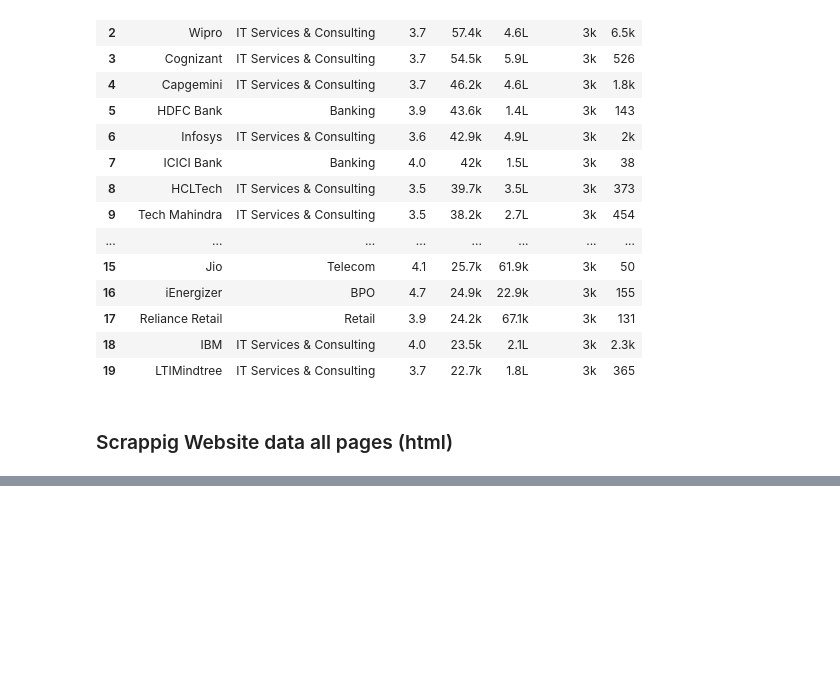
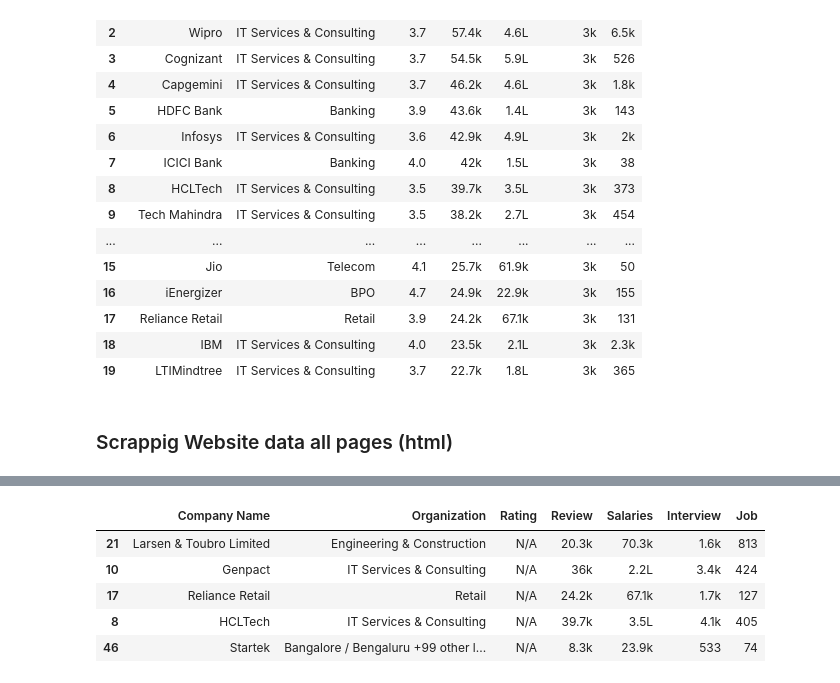
Before and after one commit to TA-ashrafi/Web_Scrapping_List_fo_Companies, a Jupyter notebook: project.ipynb, the cells around one changed output, grey strips where cells are left out. Cells and saved outputs as stored; diff of their text form; code cells hidden in the pictures; blank space fills up the shorter version.

Commit message:
Finally scrapped all pages , but there is an error we are no abale to fetch RATING data from wevsite

```diff
--- a/project.ipynb
+++ b/project.ipynb
@@ -425,0 +500,9 @@ Scraping page 4...
+# %%
+df.sample(5)
+# %% [output]
+|  | Company Name | Organization | Rating | Review | Salaries | Interview | Job |
+| 21 | Larsen & Toubro Limited | Engineering & Construction | N/A | 20.3k | 70.3k | 1.6k | 813 |
+| 10 | Genpact | IT Services & Consulting | N/A | 36k | 2.2L | 3.4k | 424 |
+| 17 | Reliance Retail | Retail | N/A | 24.2k | 67.1k | 1.7k | 127 |
+| 8 | HCLTech | IT Services & Consulting | N/A | 39.7k | 3.5L | 4.1k | 405 |
+| 46 | Startek | Bangalore / Bengaluru +99 other l... | N/A | 8.3k | 23.9k | 533 | 74 |
```
Also changed, not shown: parts of 2 cells of this notebook.
